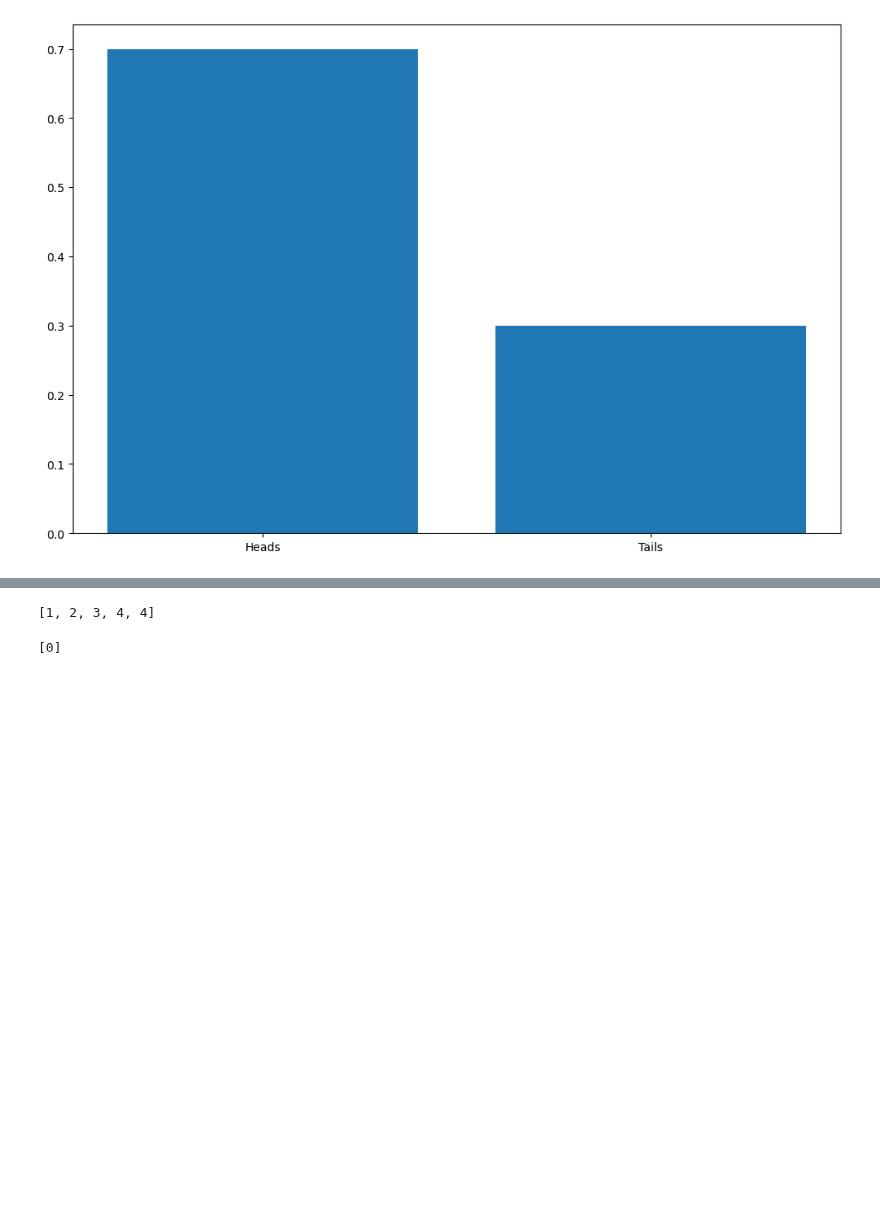
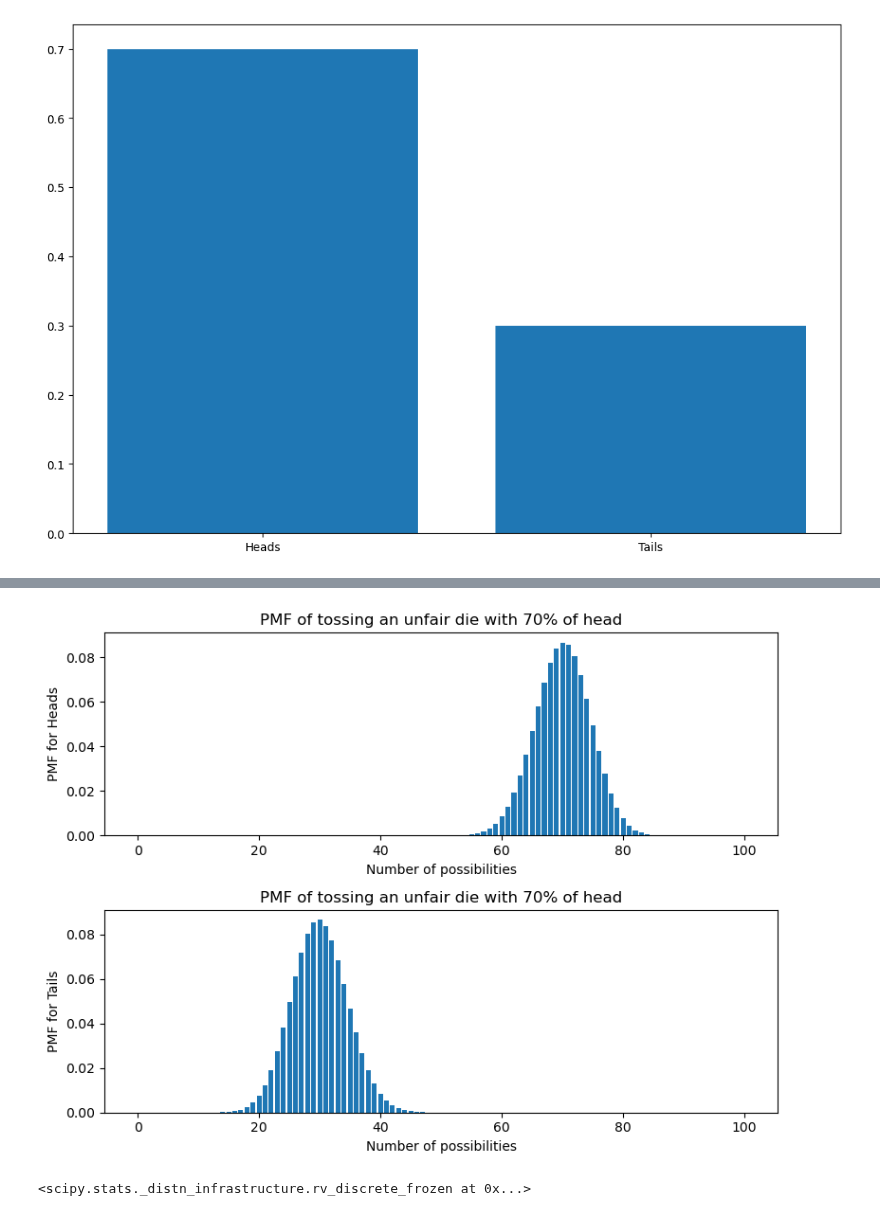
Before and after one commit to andazi/goal-data-science, a Jupyter notebook: Data science tools,statistics and probability/Introduction To Statistics In Data Science.ipynb, the cells around one changed output, grey strips where cells are left out. Saved outputs shown, nothing was run; the diff lists cells and outputs as text; code cells hidden in the pictures; blank space fills up the shorter version.

```diff
--- a/Data science tools,statistics and probability/Introduction To Statistics In Data Science.ipynb
+++ b/Data science tools,statistics and probability/Introduction To Statistics In Data Science.ipynb
@@ -673,8 +727,50 @@ x
-# %%
-substract_one([1,2,3,4,5])
-# %% [output]
-[1, 2, 3, 4, 4]
-# %%
-substract_one([1])
-# %% [output]
-[0]
+# %%
+coin_outcomes = ['Heads', 'Tails']
+
+prob_heads = 0.7
+prob_tails = 1 - prob_heads
+
+n_toss = 100
+
+coin_probability = [prob_heads, prob_tails]
+
+# getting the binomial distro
+coin_distribution_heads = stats.binom(n_toss, prob_heads)
+
+# getting the binomial distro
+coin_distribution_tails = stats.binom(n_toss, prob_tails)
+
+# getting all possible times heads is achieved
+coin_possibilities = list(range(0,101))
+
+# coin pmf of 100 toss
+coin_pmf_heads = coin_distribution_heads.pmf(head_possibilities)
+
+coin_pmf_tails = coin_distribution_tails.pmf(tail_possibilities)
+
+
+fig, axs = plt.subplots(2, 1, figsize=(8, 6))
+
+
+# Plot the first bar plot on the first subplot
+axs[0].bar(coin_possibilities, coin_pmf_heads)
+axs[0].set_ylabel('PMF for Heads')
+axs[0].set_xlabel('Number of possibilities')
+axs[0].set_title('PMF of tossing an unfair die with 70% of head')
+
+# Plot the second bar plot on the second subplot
+axs[1].bar(coin_possibilities, coin_pmf_tails)
+axs[1].set_ylabel('PMF for Tails')
+axs[1].set_xlabel('Number of possibilities')
+axs[1].set_title('PMF of tossing an unfair die with 70% of head')
+
+# clean layout
+plt.tight_layout()
+# Display the figure with subplots
+plt.show()
+# %% [output]
+[figure, added]
+# %%
+coin_distribution_heads
+# %% [output]
+<scipy.stats._distn_infrastructure.rv_discrete_frozen at 0x...>
```
Also changed, not shown: parts of 10 cells of this notebook.
